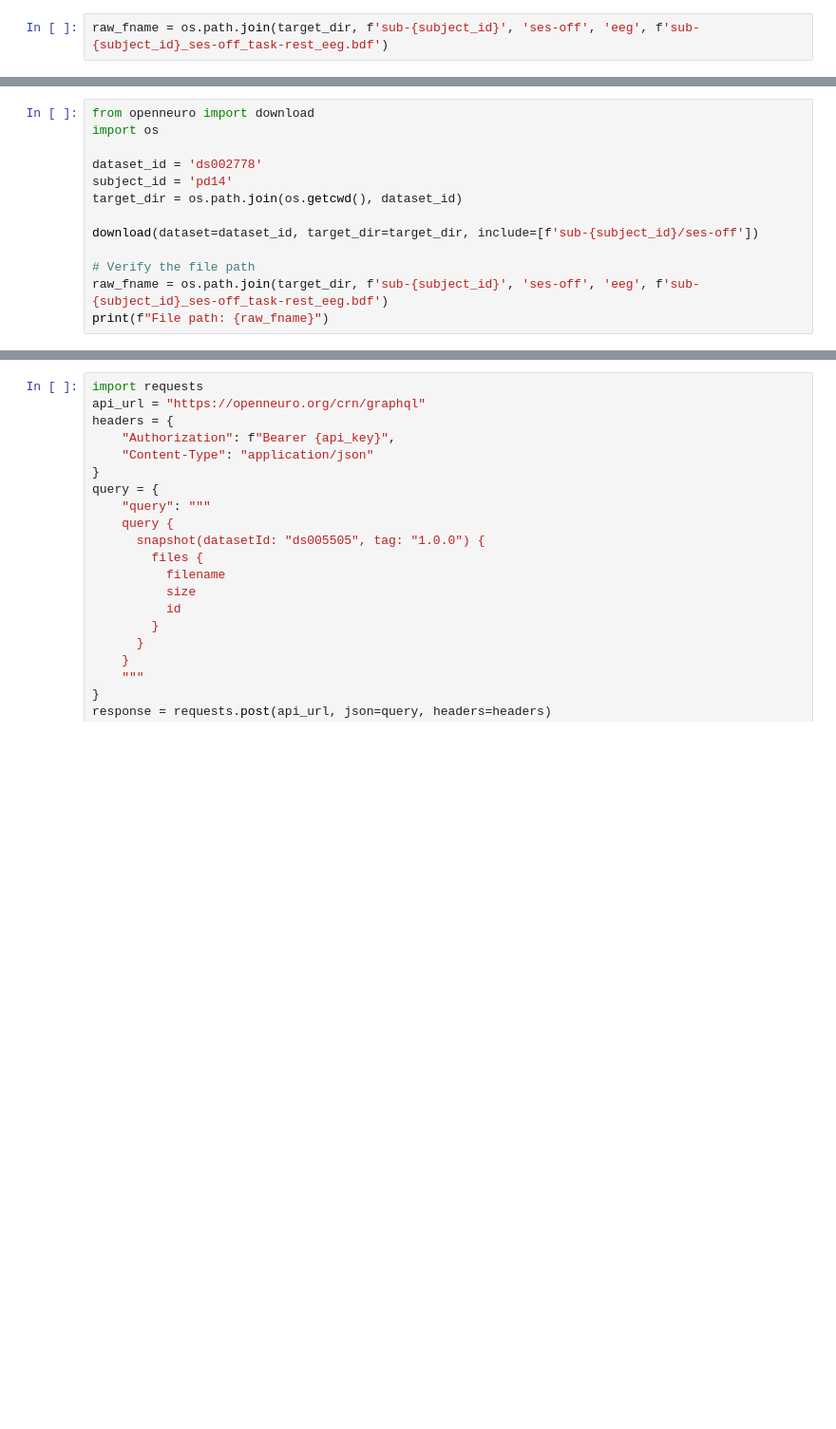
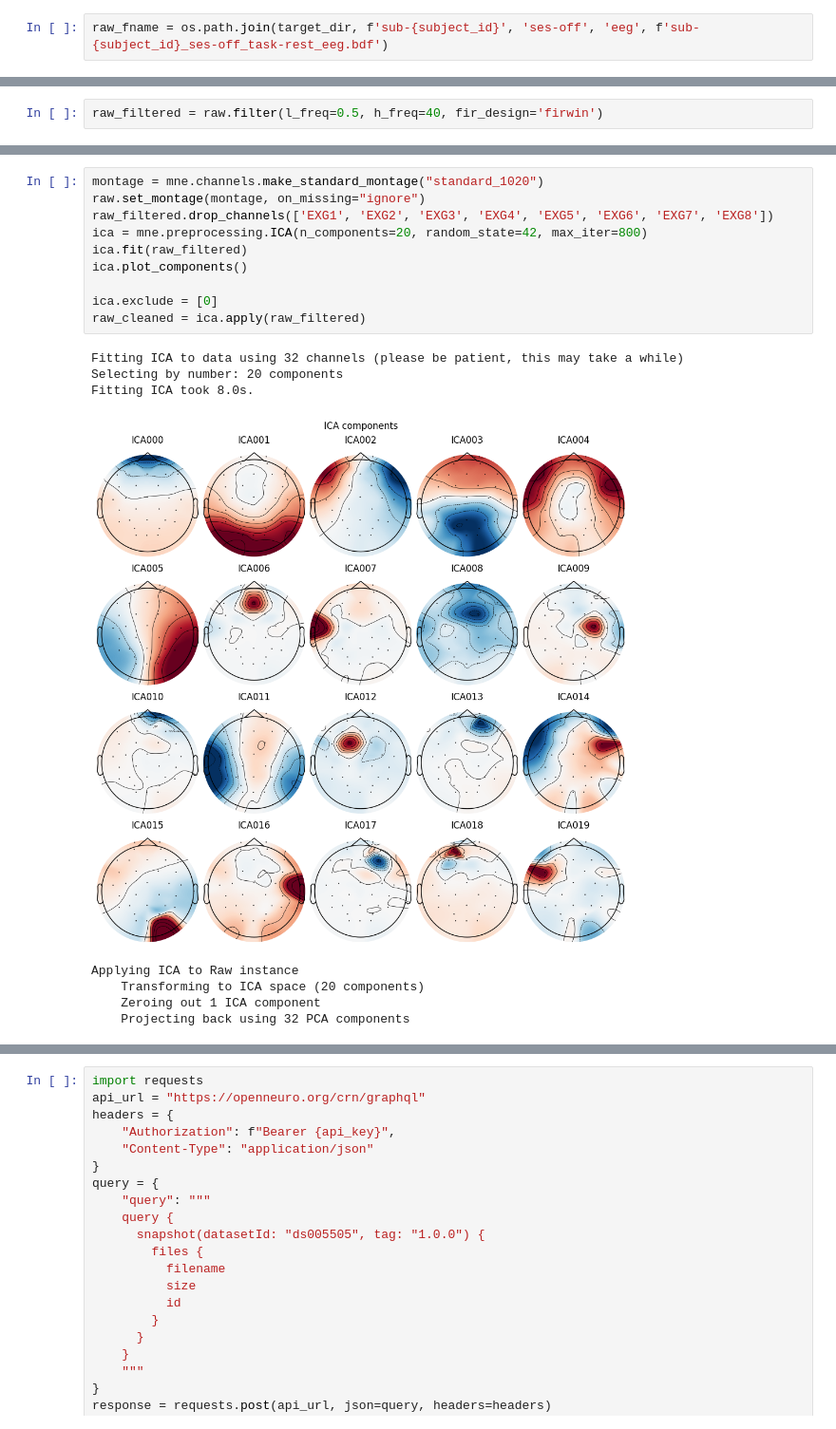
Before and after one commit to vathsal14/NOVO-NEUROTECH, a Jupyter notebook: openneuro_pre_processing.ipynb, the cells around one changed output, grey strips where cells are left out. Shown at 95% size. Saved outputs shown, nothing was run; the diff lists cells and outputs as text; blank space fills up the shorter version.

```diff
--- a/openneuro_pre_processing.ipynb
+++ b/openneuro_pre_processing.ipynb
@@ -61,13 +60,0 @@ EEG data file found at: /content/ds002778/sub-pd14/ses-off/eeg/sub-pd14_ses-off_
-# %%
-from openneuro import download
-import os
-
-dataset_id = 'ds002778'
-subject_id = 'pd14'
-target_dir = os.path.join(os.getcwd(), dataset_id)
-
-download(dataset=dataset_id, target_dir=target_dir, include=[f'sub-{subject_id}/ses-off'])
-
-# Verify the file path
-raw_fname = os.path.join(target_dir, f'sub-{subject_id}', 'ses-off', 'eeg', f'sub-{subject_id}_ses-off_task-rest_eeg.bdf')
-print(f"File path: {raw_fname}")
@@ -116,0 +93,2 @@ ValueError: invalid literal for int() with base 10: 'mous"></'
+# %%
+raw_filtered = raw.filter(l_freq=0.5, h_freq=40, fir_design='firwin')
@@ -116,0 +110,19 @@ ValueError: invalid literal for int() with base 10: 'mous"></'
+# %%
+montage = mne.channels.make_standard_montage("standard_1020")
+raw.set_montage(montage, on_missing="ignore")
+raw_filtered.drop_channels(['EXG1', 'EXG2', 'EXG3', 'EXG4', 'EXG5', 'EXG6', 'EXG7', 'EXG8'])
+ica = mne.preprocessing.ICA(n_components=20, random_state=42, max_iter=800)
+ica.fit(raw_filtered)
+ica.plot_components()
+
+ica.exclude = [0]
+raw_cleaned = ica.apply(raw_filtered)
+# %% [output]
+Fitting ICA to data using 32 channels (please be patient, this may take a while)
+Selecting by number: 20 components
+Fitting ICA took 8.0s.
+[figure, added]
+Applying ICA to Raw instance
+    Transforming to ICA space (20 components)
+    Zeroing out 1 ICA component
+    Projecting back using 32 PCA components
```
Also changed, not shown: parts of 9 cells of this notebook.
